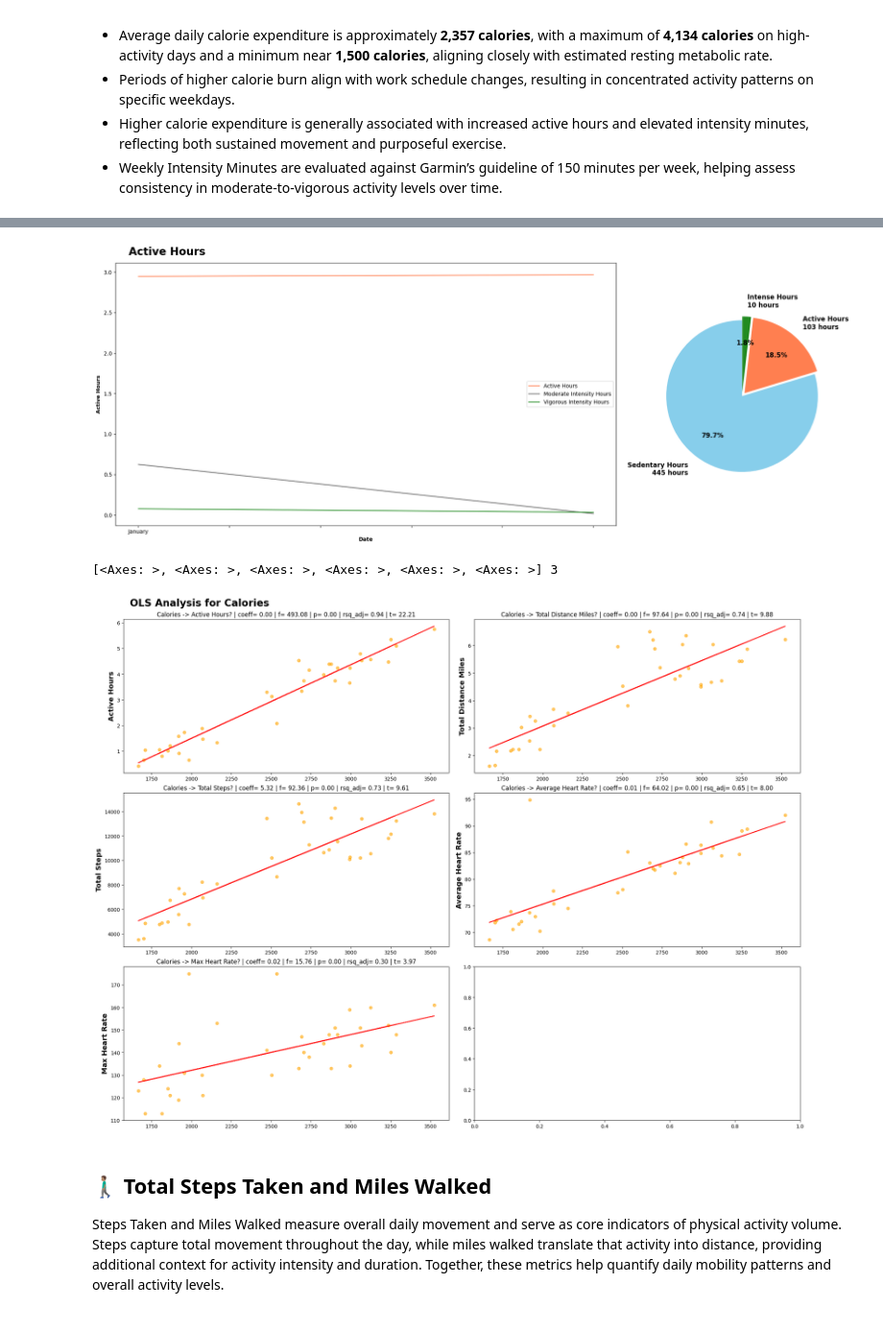
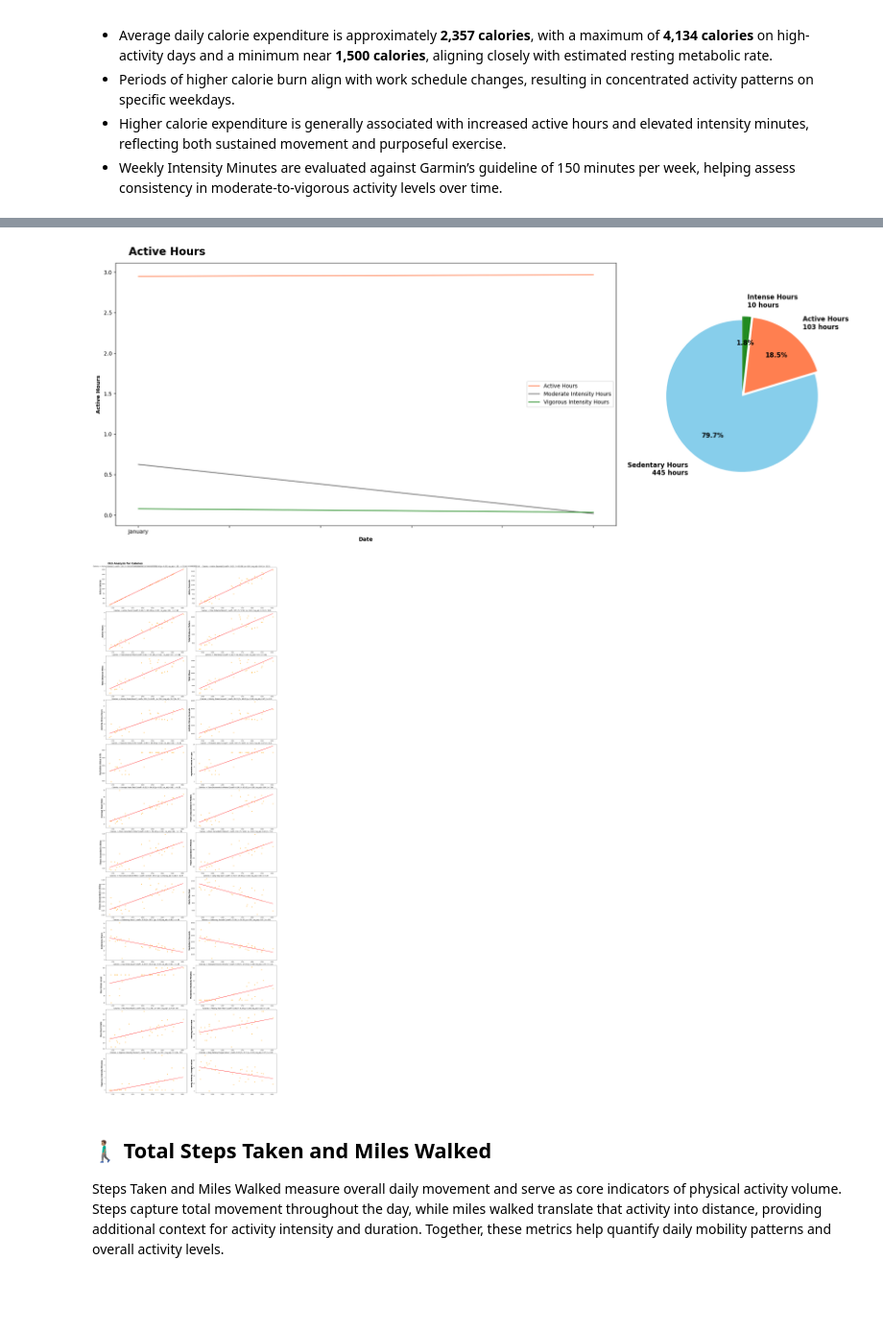
Before and after one commit to christophermagno/christophermagno, a Jupyter notebook: Projects/Personal Health Analysis/health_dataset_viz.ipynb, the cells around one changed output, grey strips where cells are left out. Shown at 96% size. Saved outputs shown, nothing was run; the diff lists cells and outputs as text; code cells hidden in the pictures; blank space fills up the shorter version.

```diff
--- a/Projects/Personal Health Analysis/health_dataset_viz.ipynb
+++ b/Projects/Personal Health Analysis/health_dataset_viz.ipynb
@@ -425,6 +400,7 @@ def ols_analysis(
 
 def get_meaningful_ols(df, exog=None, endogs=None, fillna=None):
     """
+    Given a Dataframe, get meaningful OLS analysis for the independent variable.
 
     :param df: DataFrame to test
     :param exog: Independent variable to test against
@@ -785,36 +760,35 @@ def viz_calories_intensity(df, group):
 viz_calories_intensity(df_viz, grp_month_weekday)
 # viz_calories_intensity(df_viz_work, grp_work_month_weekday)
 # viz_calories_intensity(df_viz_nowork, grp_no_work_month_weekday)
 
 # Active Hours
 fig, (ax1, ax2) = plt.subplots(nrows=1, ncols=2, gridspec_kw={'width_ratios': [3, 1]})
 fig.suptitle('Active Hours', **TITLE_KKWARGS)
 
 grp_month['Active Hours'].mean().plot(color=MAIN_COLOR, ax=ax1)
 grp_month[['Moderate Intensity Hours', 'Vigorous Intensity Hours']].mean().plot(color=[NEUTRAL_COLOR, POSITIVE_REF_COLOR], ax=ax1)
 ax1.legend(loc='upper left')
 ax1.set_xlabel('Date', fontweight='bold')
 ax1.set_ylabel('Active Hours', fontweight='bold')
 ax1.legend(['Active Hours', 'Moderate Intensity Hours', 'Vigorous Intensity Hours'])
 
 intense_hrs = df_viz['Moderate Intensity Hours'].sum() + df_viz['Vigorous Intensity Hours'].sum()
 sizes = df_viz['Sedentary Hours'].sum(), df_viz['Active Hours'].sum(), intense_hrs
 explode = (0, 0.05, 0.05)
 labels = [f'Sedentary Hours\n{int(df_viz['Sedentary Hours'].sum())} hours', f'Active Hours\n{int(df_viz['Active Hours'].sum())} hours', f'Intense Hours\n{int(intense_hrs)} hours']
 ax2.pie(sizes, labels=labels, explode=explode, autopct='%1.1f%%', pctdistance=.65, labeldistance=1.2, startangle=90, colors=['skyblue', MAIN_COLOR, POSITIVE_REF_COLOR], textprops={'fontweight': 'bold', 'fontsize': 12})
 # ax2.font
 ax2.axis('equal')
 
 plt.tight_layout()
 plt.show()
 
 # Regression Analysis for Calories
-ols_viz(df_viz, 'Calories', ['Total Steps', 'Total Distance Miles', 'Moderate Intensity Hours', 'Vigorous Intensity Hours', 'Active Hours', 'Highly Active Hours', 'Average Heart Rate', 'Max Heart Rate'])
+ols_viz(df_viz, 'Calories')
 # %% [output]
 [figure]
 [figure]
-[<Axes: >, <Axes: >, <Axes: >, <Axes: >, <Axes: >, <Axes: >] 3
-[figure, old version]
+[figure, new version]
 # %% [markdown]
 ## 🚶🏽‍♂️ Total Steps Taken and Miles Walked
 Steps Taken and Miles Walked measure overall daily movement and serve as core indicators of physical activity volume. Steps capture total movement throughout the day, while miles walked translate that activity into distance, providing additional context for activity intensity and duration. Together, these metrics help quantify daily mobility patterns and overall activity levels.
```
Also changed, not shown: parts of 5 cells of this notebook.
